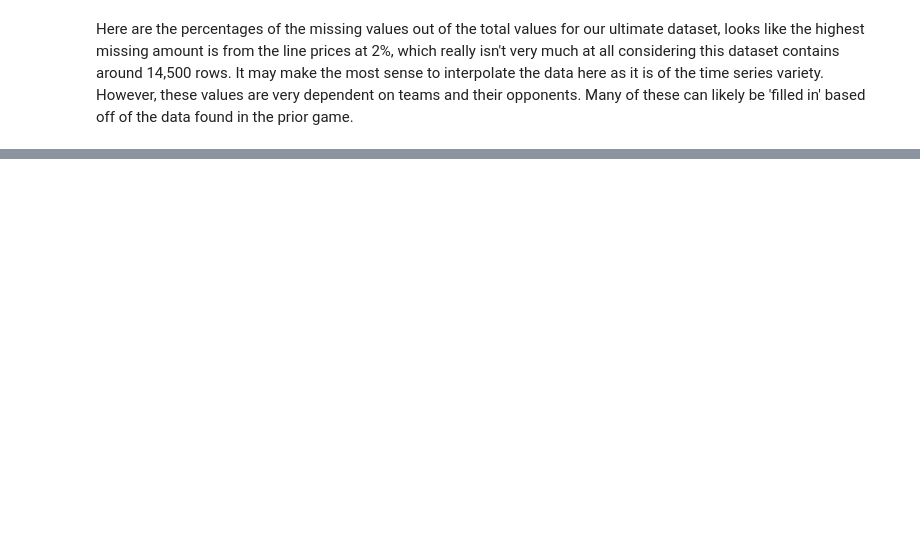
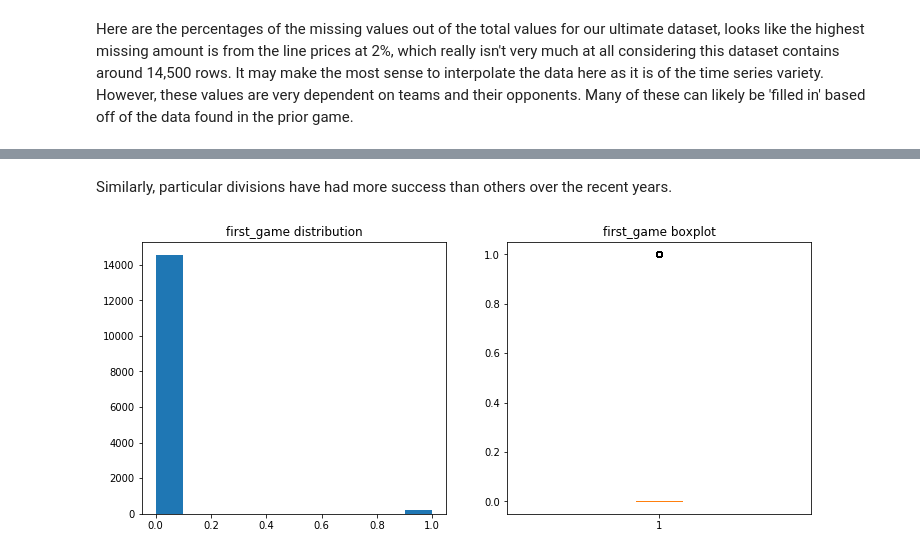
Before and after one commit to philbowman212/Thinkful_assignments, a Jupyter notebook: projects/supervised_capstone/Data_Cleaning.ipynb, the cells around one changed output, grey strips where cells are left out. Cells and saved outputs as stored; diff of their text form; code cells hidden in the pictures; blank space fills up the shorter version.

```diff
--- a/projects/supervised_capstone/Data_Cleaning.ipynb
+++ b/projects/supervised_capstone/Data_Cleaning.ipynb
@@ -402,0 +640,6 @@ Here are the percentages of the missing values out of the total values for our u
+# %% [markdown]
+Similarly, particular divisions have had more success than others over the recent years.
+# %%
+box_hist(team_df, 8)
+# %% [output]
+[figure, added]
```
Also changed, not shown: parts of 111 cells of this notebook.
